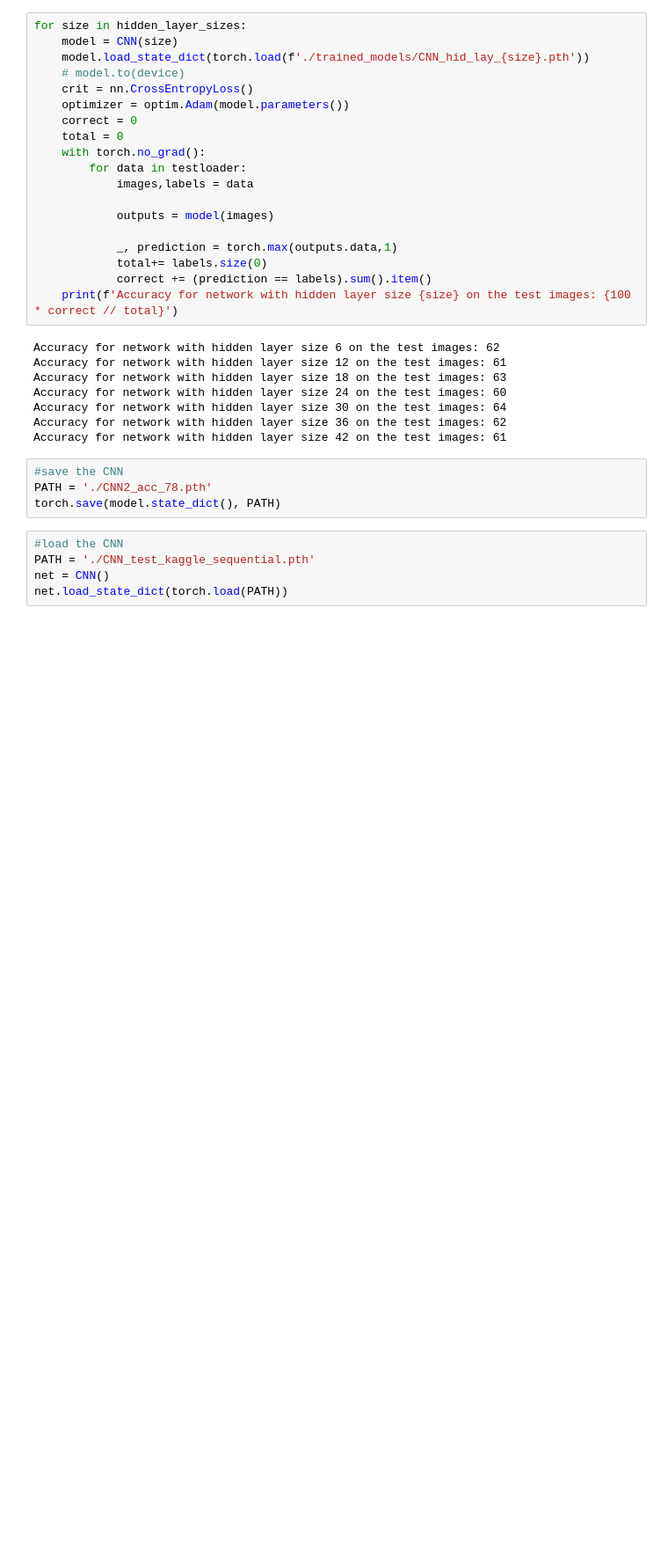
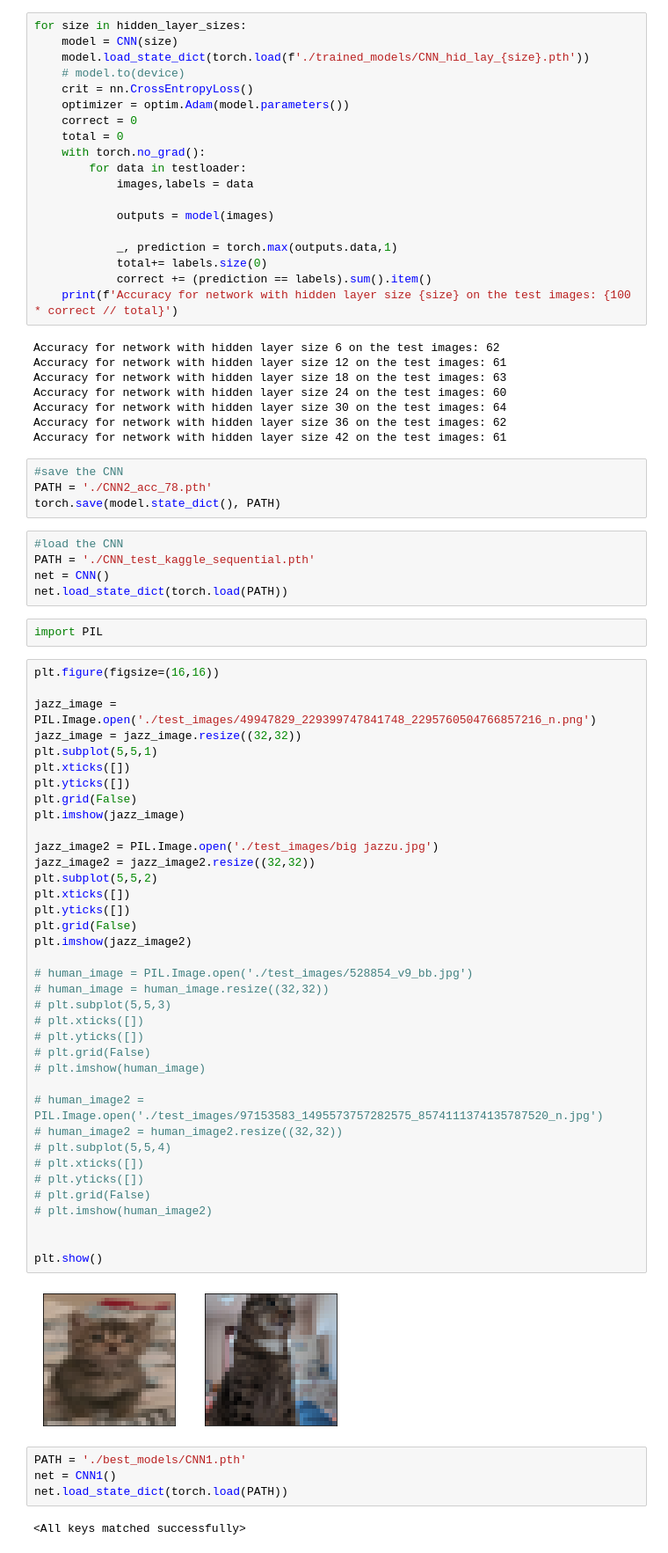
Before and after one commit to berbomeister/ML-project, a Jupyter notebook: ML project/project.ipynb, the cells around one changed output. Shown at 88% size. Cells and saved outputs as stored; diff of their text form; blank space fills up the shorter version.

```diff
--- a/ML project/project.ipynb
+++ b/ML project/project.ipynb
@@ -261,3 +292,50 @@ torch.save(model.state_dict(), PATH)
 PATH = './CNN_test_kaggle_sequential.pth'
 net = CNN()
 net.load_state_dict(torch.load(PATH))
+# %%
+import PIL
+# %%
+plt.figure(figsize=(16,16))
+
+jazz_image = PIL.Image.open('./test_images/49947829_229399747841748_2295760504766857216_n.png')
+jazz_image = jazz_image.resize((32,32))
+plt.subplot(5,5,1)
+plt.xticks([])
+plt.yticks([])
+plt.grid(False)
+plt.imshow(jazz_image)
+
+jazz_image2 = PIL.Image.open('./test_images/big jazzu.jpg')
+jazz_image2 = jazz_image2.resize((32,32))
+plt.subplot(5,5,2)
+plt.xticks([])
+plt.yticks([])
+plt.grid(False)
+plt.imshow(jazz_image2)
+
+# human_image = PIL.Image.open('./test_images/528854_v9_bb.jpg')
+# human_image = human_image.resize((32,32))
+# plt.subplot(5,5,3)
+# plt.xticks([])
+# plt.yticks([])
+# plt.grid(False)
+# plt.imshow(human_image)
+
+# human_image2 = PIL.Image.open('./test_images/97153583_1495573757282575_8574111374135787520_n.jpg')
+# human_image2 = human_image2.resize((32,32))
+# plt.subplot(5,5,4)
+# plt.xticks([])
+# plt.yticks([])
+# plt.grid(False)
+# plt.imshow(human_image2)
+
+
+plt.show()
+# %% [output]
+[figure, added]
+# %%
+PATH = './best_models/CNN1.pth'
+net = CNN1()
+net.load_state_dict(torch.load(PATH))
+# %% [output]
+<All keys matched successfully>
```
Also changed, not shown: parts of 3 cells of this notebook, 12 other files.
